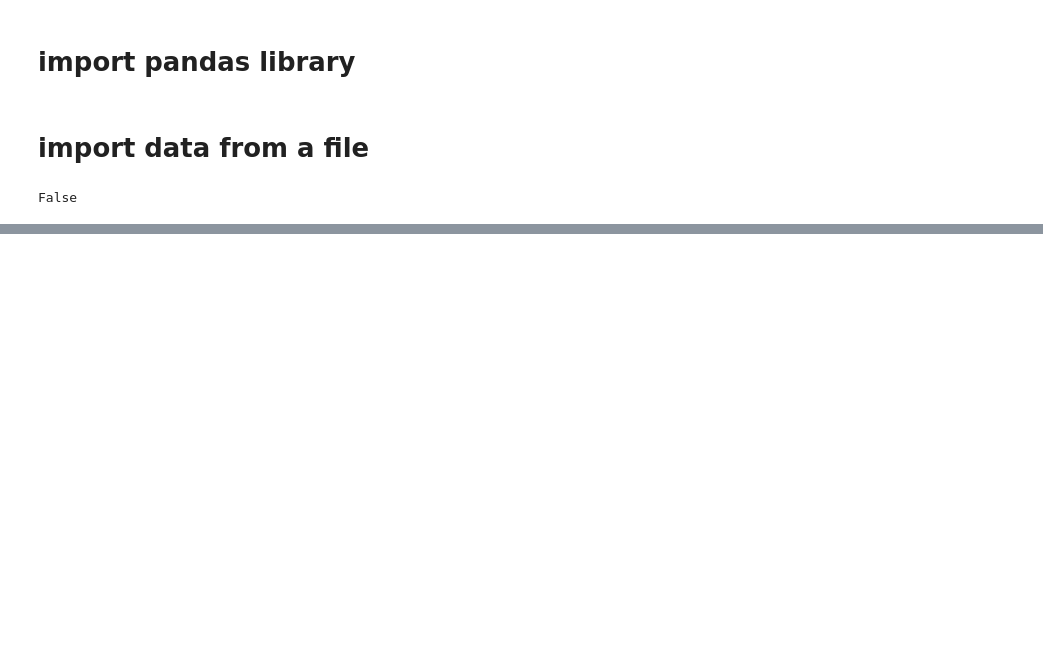
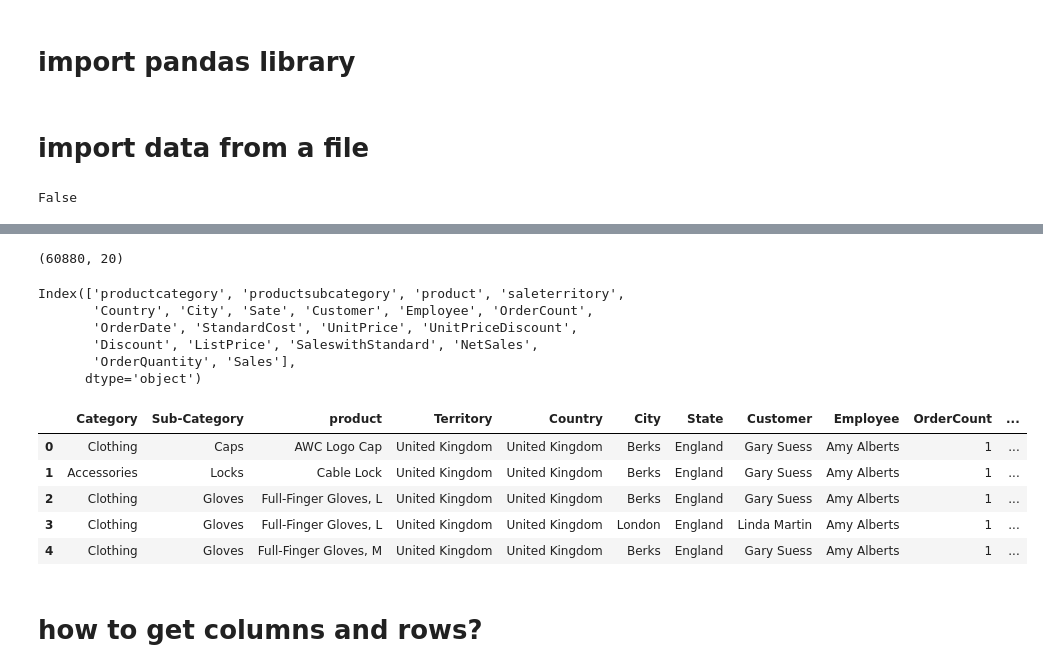
Before and after one commit to janaom/Python-Pandas-Data-Science-Tutorial, a Jupyter notebook: Python_Pandas_Data_Science_Tutorial_(Read_CSV_Excel,_add_delete_columns,_Filter,_Groupby,_Slice).ipynb, the cells around one changed output, grey strips where cells are left out. Drawn from its saved outputs; the diff is of its cells as text; code cells hidden in the pictures; blank space fills up the shorter version.

```diff
--- a/Python_Pandas_Data_Science_Tutorial_(Read_CSV_Excel,_add_delete_columns,_Filter,_Groupby,_Slice).ipynb
+++ b/Python_Pandas_Data_Science_Tutorial_(Read_CSV_Excel,_add_delete_columns,_Filter,_Groupby,_Slice).ipynb
@@ -41,0 +46,27 @@ df.head(10)
+# %%
+df.shape
+# %% [output]
+(60880, 20)
+# %%
+df.columns
+# %% [output]
+Index(['productcategory', 'productsubcategory', 'product', 'saleterritory',
+       'Country', 'City', 'Sate', 'Customer', 'Employee', 'OrderCount',
+       'OrderDate', 'StandardCost', 'UnitPrice', 'UnitPriceDiscount',
+       'Discount', 'ListPrice', 'SaleswithStandard', 'NetSales',
+       'OrderQuantity', 'Sales'],
+      dtype='object')
+# %%
+#Rename columns with rename function
+df = df.rename(columns={"productcategory": "Category", "saleterritory": "Territory", "productsubcategory": "Sub-Category", \
+                        "OrderQuantity": "Quantity", "OrderDate": "Date", "Sate": "State"})
+df.head(5)
+# %% [output]
+|  | Category | Sub-Category | product | Territory | Country | City | State | Customer | Employee | OrderCount | ... |
+| 0 | Clothing | Caps | AWC Logo Cap | United Kingdom | United Kingdom | Berks | England | Gary Suess | Amy Alberts | 1 | ... |
+| 1 | Accessories | Locks | Cable Lock | United Kingdom | United Kingdom | Berks | England | Gary Suess | Amy Alberts | 1 | ... |
+| 2 | Clothing | Gloves | Full-Finger Gloves, L | United Kingdom | United Kingdom | Berks | England | Gary Suess | Amy Alberts | 1 | ... |
+| 3 | Clothing | Gloves | Full-Finger Gloves, L | United Kingdom | United Kingdom | London | England | Linda Martin | Amy Alberts | 1 | ... |
+| 4 | Clothing | Gloves | Full-Finger Gloves, M | United Kingdom | United Kingdom | Berks | England | Gary Suess | Amy Alberts | 1 | ... |
+# %% [markdown]
+# **how to get columns and rows?**
```
Also changed, not shown: parts of 51 cells of this notebook.
